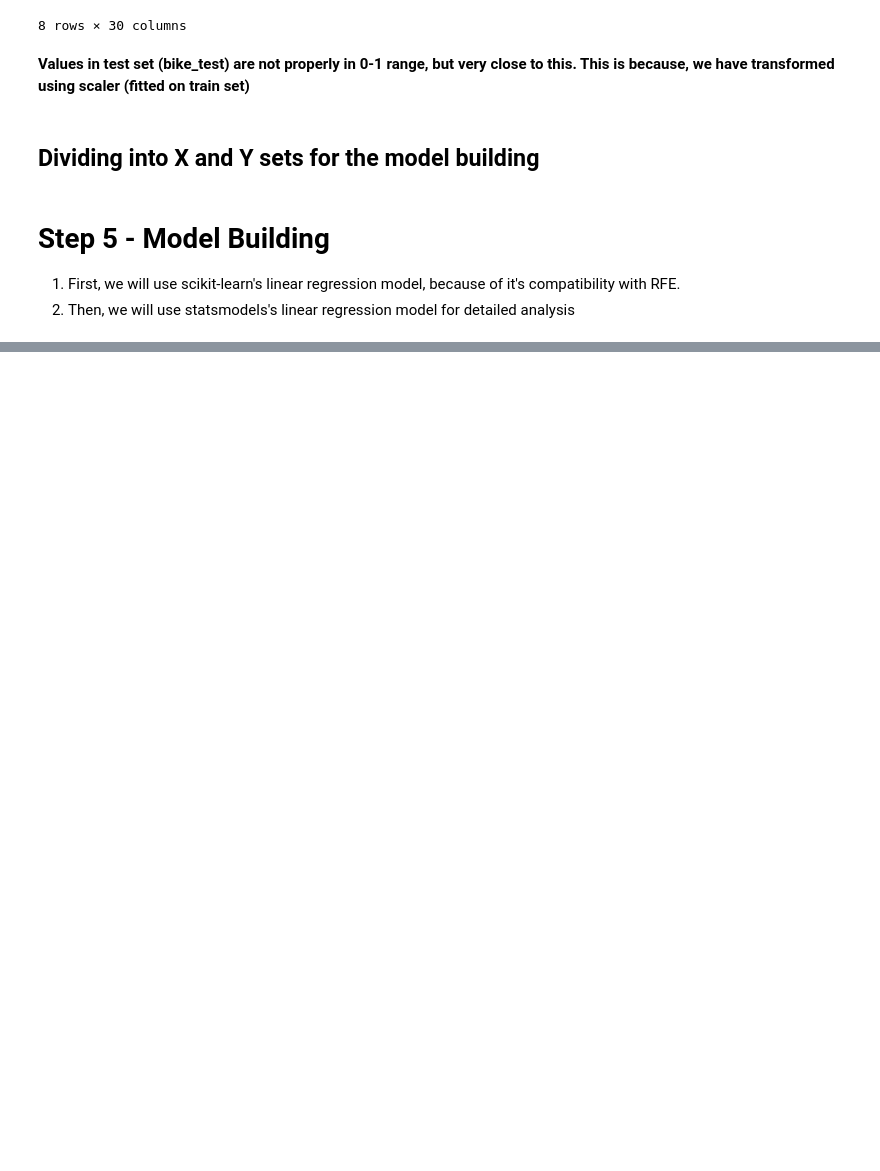
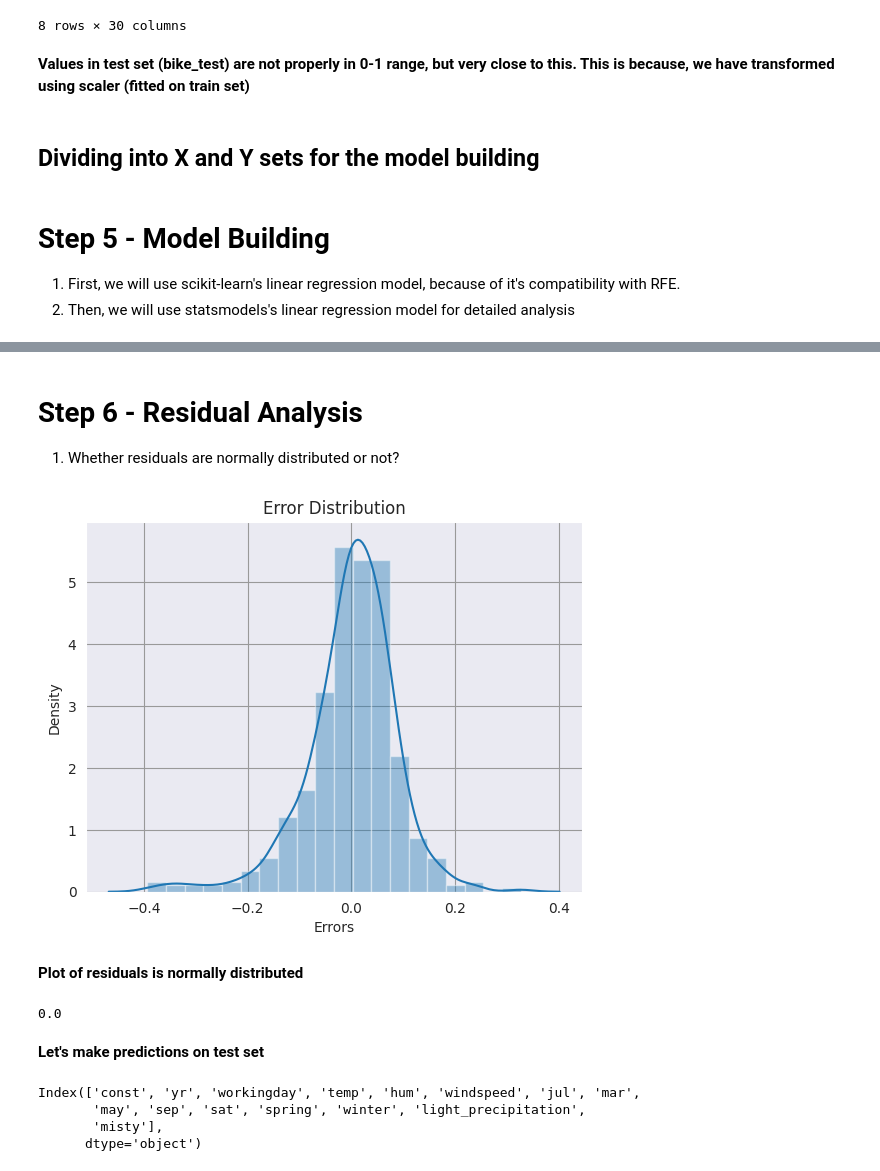
Before and after one commit to Nidhi-Mantri/MLR_Bike_Assignment, a Jupyter notebook: MLR_Bike_Assignment.ipynb, the cells around one changed output, grey strips where cells are left out. Drawn from its saved outputs; the diff is of its cells as text; code cells hidden in the pictures; blank space fills up the shorter version.

```diff
--- a/MLR_Bike_Assignment.ipynb
+++ b/MLR_Bike_Assignment.ipynb
@@ -572,0 +585,7 @@ list(zip(X_train.columns,rfe.support_,rfe.ranking_))
+# %%
+# extracting top 15 columns from X_train
+X_train_rfe = X_train[columns]
+
+# adding constant, as statsmodel does not create intercept by itself, we need to create.
+X_train_rfe = sm.add_constant(X_train_rfe)
+X_train_rfe.head(5)
@@ -572,0 +625,3 @@ list(zip(X_train.columns,rfe.support_,rfe.ranking_))
+# %%
+X_train_new = X_train_rfe.drop(["atemp"], axis=1)
+X_train_new.head(5)
@@ -572,0 +691,5 @@ list(zip(X_train.columns,rfe.support_,rfe.ranking_))
+# %%
+X_train_new = X_train_new.drop("const", axis=1)
+lm = sm.OLS(y_train, X_train_new).fit()
+# print summary
+print(lm.summary())
@@ -572,0 +725,6 @@ list(zip(X_train.columns,rfe.support_,rfe.ranking_))
+# %%
+# adding const
+X_train_new = sm.add_constant(X_train_new)
+lm = sm.OLS(y_train, X_train_new).fit()
+# print summary
+print(lm.summary())
@@ -572,0 +749,40 @@ list(zip(X_train.columns,rfe.support_,rfe.ranking_))
+# %% [markdown]
+# Step 6 - Residual Analysis
+
+1. Whether residuals are normally distributed or not?
+# %%
+# make prediction on train set
+y_train_pred = lm.predict(X_train_new)
+
+sns.distplot(y_train - y_train_pred, bins=20, )
+plt.xlabel("Errors")
+plt.title("Error Distribution")
+plt.show()
+# %% [output]
+[figure, added]
+# %% [markdown]
+**Plot of residuals is normally distributed**
+# %%
+# let's check mean of residuals - which must be 0
+round((y_train - y_train_pred).mean(), 2)
+# %% [output]
+0.0
+# %% [markdown]
+**Let's make predictions on test set**
+# %%
+# We have already splitted the test set above - y_test and X_test
+# print(y_test.head(2))
+# print(X_test.head(2))
+
+# let's add constant in X_test
+X_test_new = sm.add_constant(X_test)
+
+# let's select same columns as in final model
+X_test_new = X_test_new[X_train_new.columns]
+
+print(X_test_new.columns)
+# %% [output]
+Index(['const', 'yr', 'workingday', 'temp', 'hum', 'windspeed', 'jul', 'mar',
+       'may', 'sep', 'sat', 'spring', 'winter', 'light_precipitation',
+       'misty'],
+      dtype='object')
```
Also changed, not shown: parts of 18 cells of this notebook.
